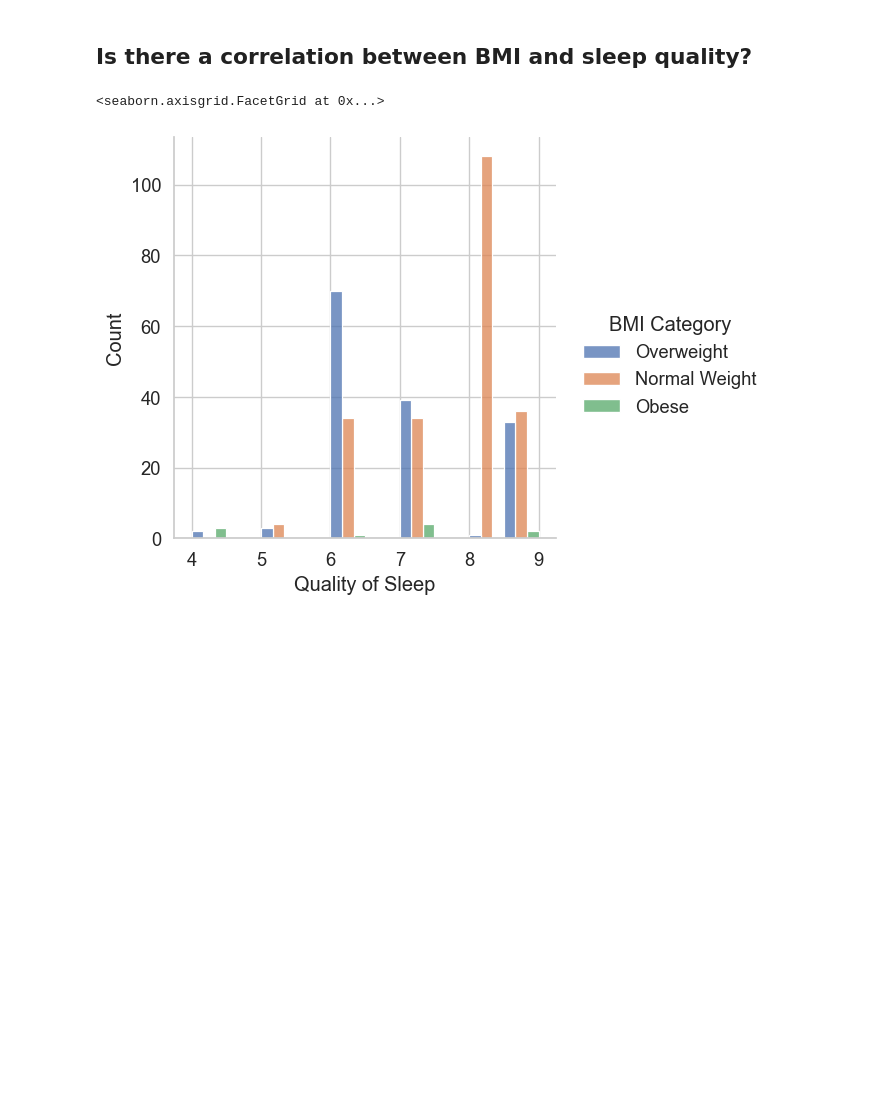
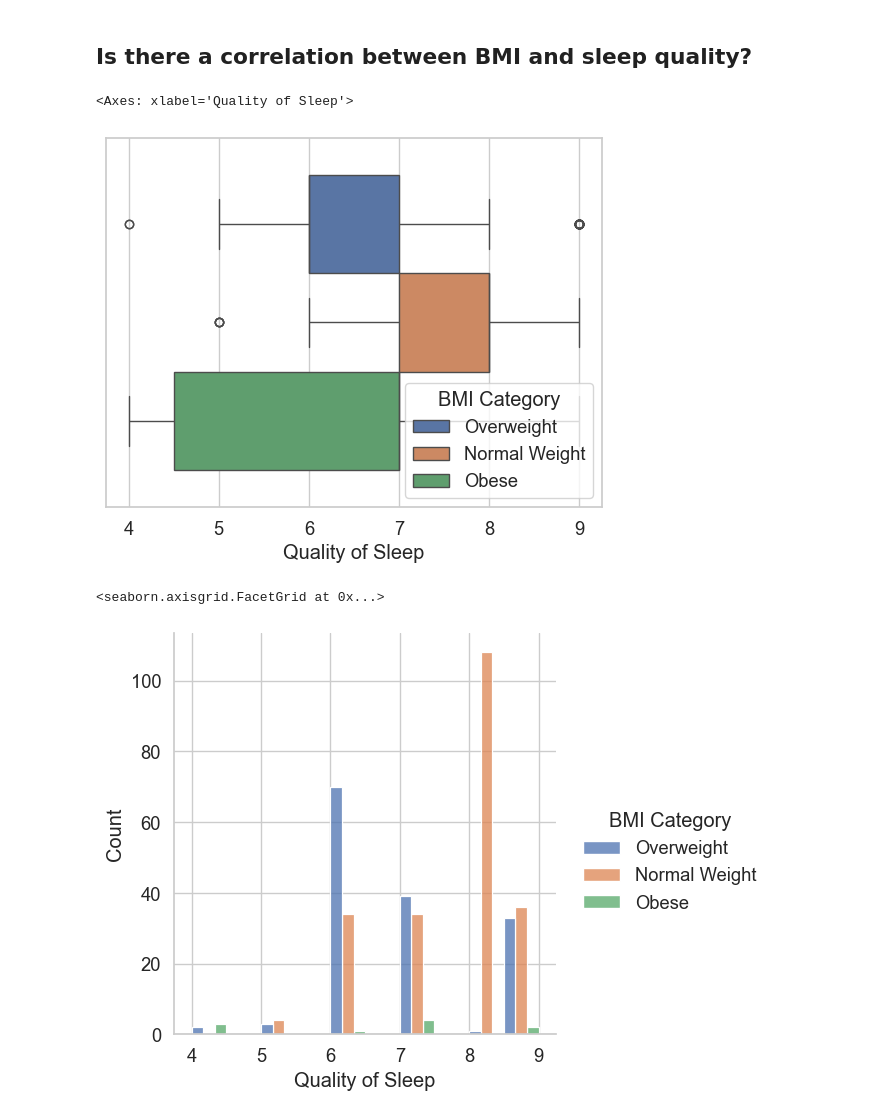
Before and after one commit to fachinmax/sleep_project, a Jupyter notebook: eda.ipynb, the cells around one changed output. Saved outputs shown, nothing was run; the diff lists cells and outputs as text; code cells hidden in the pictures; blank space fills up the shorter version.

Commit message:
change bmi graphic

```diff
--- a/eda.ipynb
+++ b/eda.ipynb
@@ -98,5 +98,10 @@ sns.stripplot(data=df, x='Gender', y='Quality of Sleep', color='k');
 # %% [markdown]
 ## Is there a correlation between BMI and sleep quality?
+# %%
+sns.boxplot(data=df, x='Quality of Sleep', hue='BMI Category')
+# %% [output]
+<Axes: xlabel='Quality of Sleep'>
+[figure, added]
 # %%
 sns.displot(data=df, x='Quality of Sleep', hue='BMI Category', multiple='dodge')
 # %% [output]
```
Also changed, not shown: parts of 4 cells of this notebook.
